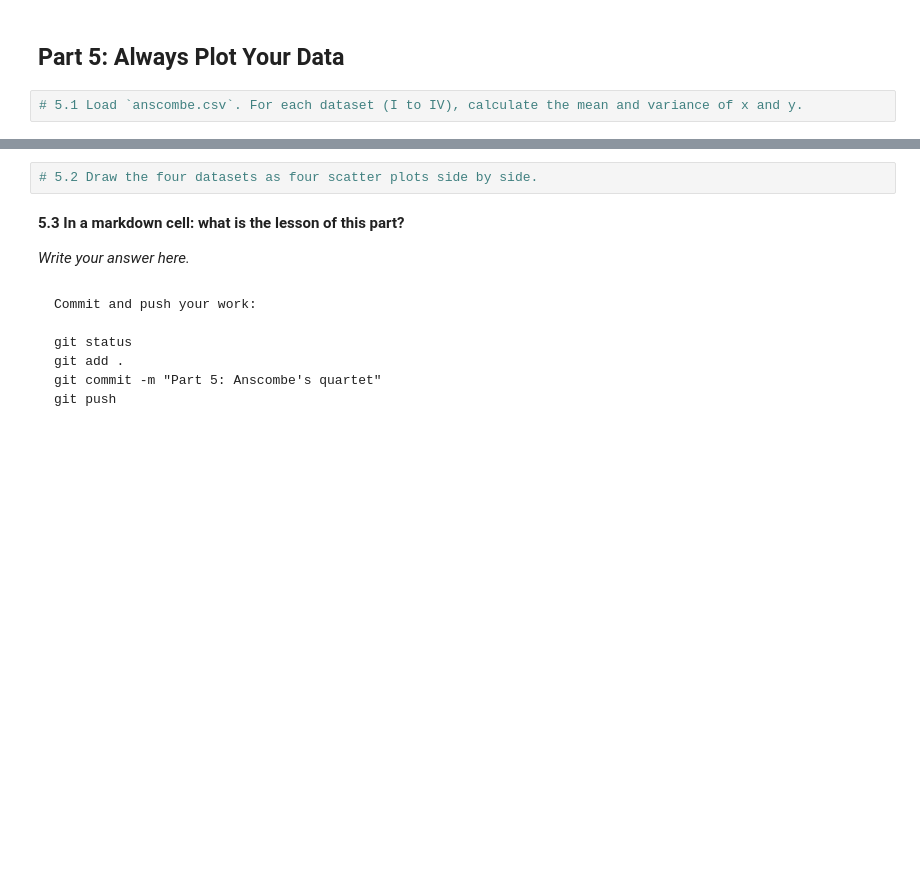
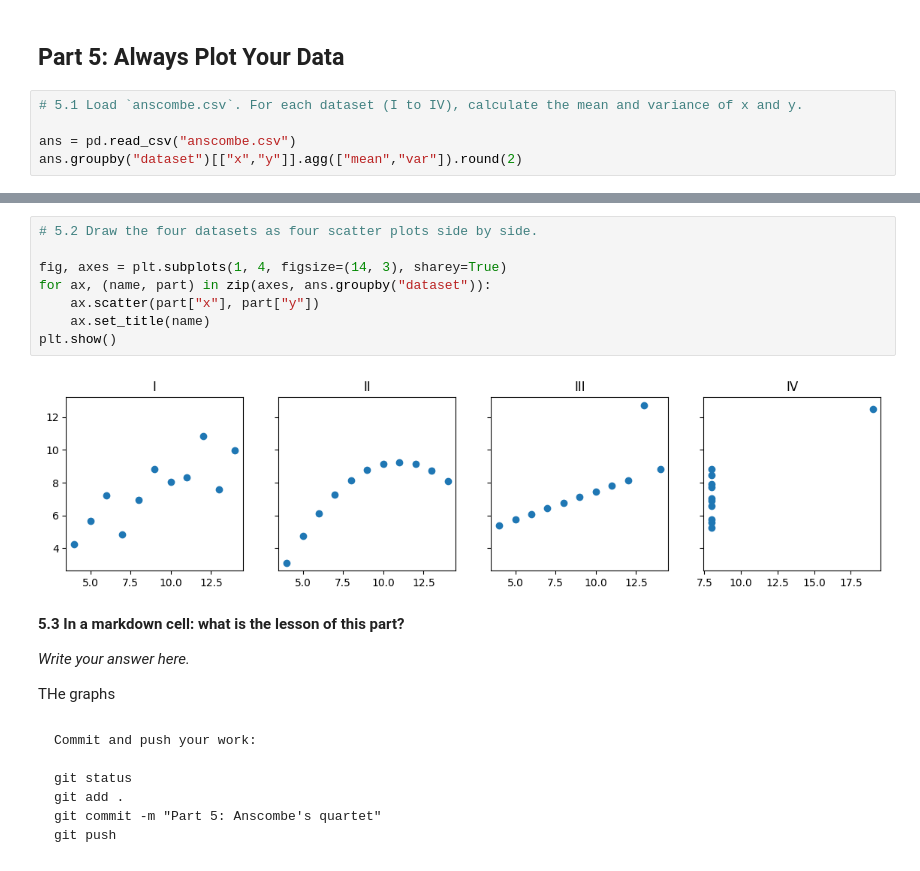
Before and after one commit to za24abg/practical1datamining, a Jupyter notebook: Practical_1_T.ipynb, the cells around one changed output, grey strips where cells are left out. Drawn from its saved outputs; the diff is of its cells as text; blank space fills up the shorter version.

```diff
--- a/Practical_1_T.ipynb
+++ b/Practical_1_T.ipynb
@@ -220,3 +222,6 @@ git push
 ## Part 5: Always Plot Your Data
 # %%
 # 5.1 Load `anscombe.csv`. For each dataset (I to IV), calculate the mean and variance of x and y.
+
+ans = pd.read_csv("anscombe.csv")
+ans.groupby("dataset")[["x","y"]].agg(["mean","var"]).round(2)
@@ -223,9 +236,19 @@ git push
 # %%
 # 5.2 Draw the four datasets as four scatter plots side by side.
+
+fig, axes = plt.subplots(1, 4, figsize=(14, 3), sharey=True)
+for ax, (name, part) in zip(axes, ans.groupby("dataset")):
+    ax.scatter(part["x"], part["y"])
+    ax.set_title(name)
+plt.show()
+# %% [output]
+[figure, added]
 # %% [markdown]
 **5.3 In a markdown cell: what is the lesson of this part?**
 
 *Write your answer here.*
+
+THe graphs
 # %% [markdown]
 <pre>
 Commit and push your work:
```
Also changed, not shown: parts of 3 cells of this notebook.
